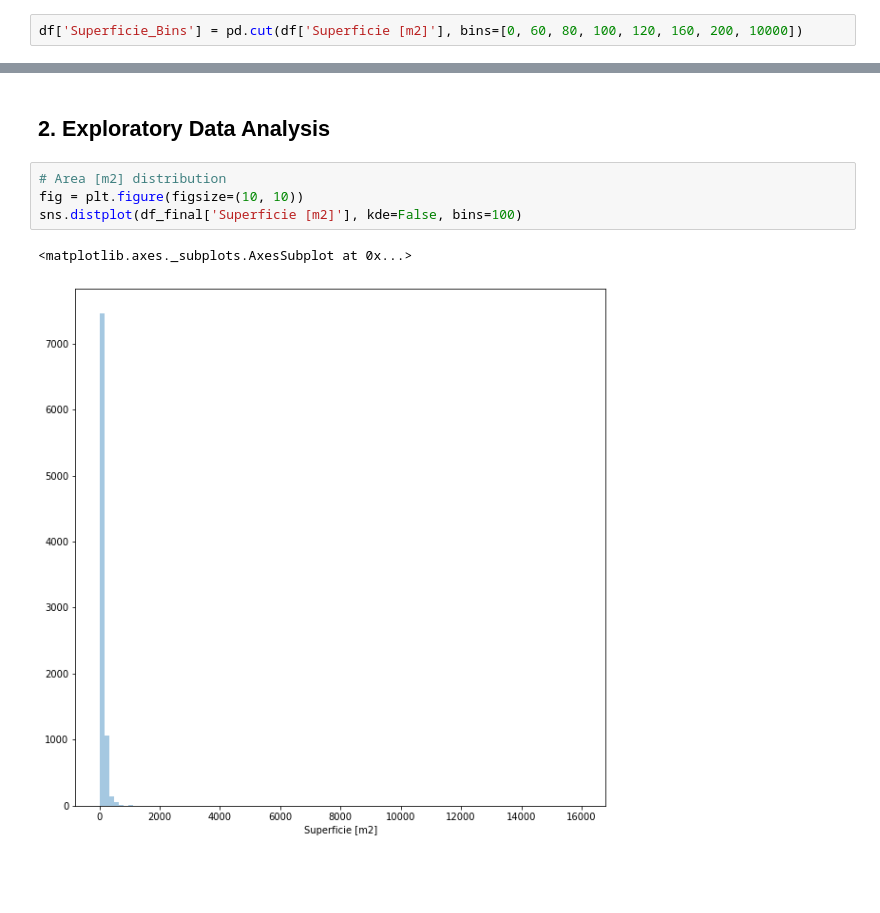
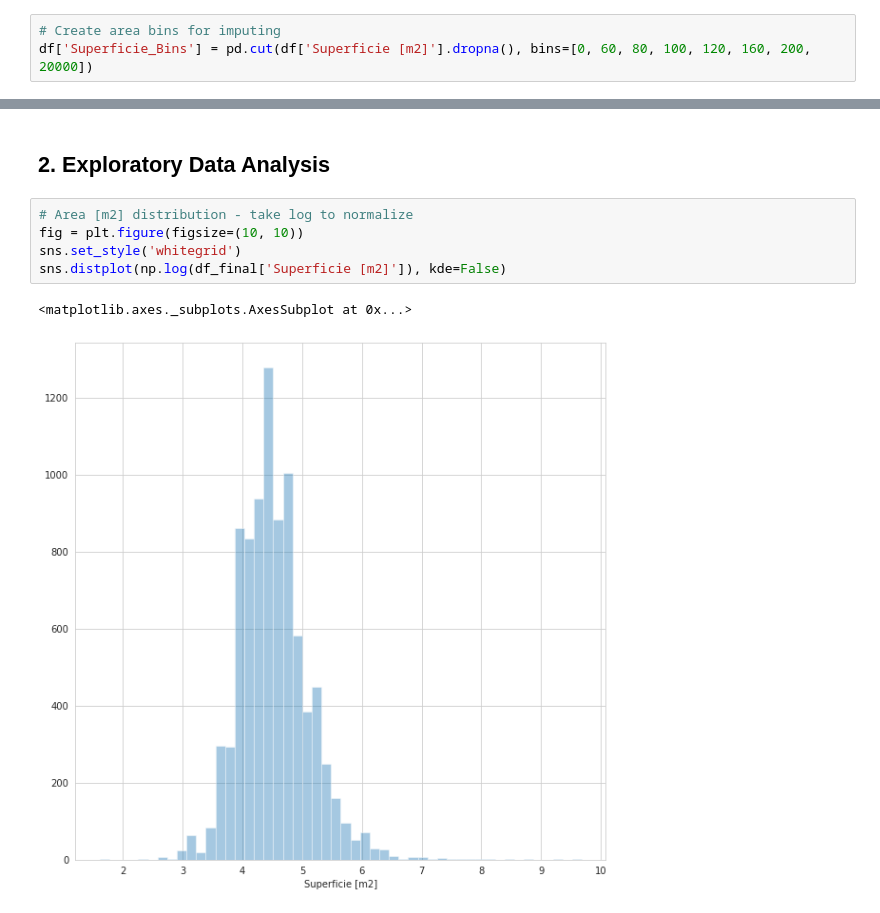
Before and after one commit to LazyEval/housing-prices-firenze, a Jupyter notebook: notebooks/1.0-LazyEval-data-cleaning.ipynb, the cells around one changed output, grey strips where cells are left out. Saved outputs shown, nothing was run; the diff lists cells and outputs as text; blank space fills up the shorter version.

```diff
--- a/notebooks/1.0-LazyEval-data-cleaning.ipynb
+++ b/notebooks/1.0-LazyEval-data-cleaning.ipynb
@@ -330,7 +348,8 @@ df.loc[df['Numero di bagni'] == 0, 'Superficie [m2]']
 9041    200.0
 Name: Superficie [m2], Length: 106, dtype: float64
 # %%
-df['Superficie_Bins'] = pd.cut(df['Superficie [m2]'], bins=[0, 60, 80, 100, 120, 160, 200, 10000])
+# Create area bins for imputing
+df['Superficie_Bins'] = pd.cut(df['Superficie [m2]'].dropna(), bins=[0, 60, 80, 100, 120, 160, 200, 20000])
 # %%
 df['Superficie_Bins'].unique()
 # %% [output]
@@ -526,9 +545,10 @@ memory usage: 1003.4+ KB
 # %% [markdown]
 ## 2. Exploratory Data Analysis
 # %%
-# Area [m2] distribution
+# Area [m2] distribution - take log to normalize
 fig = plt.figure(figsize=(10, 10))
-sns.distplot(df_final['Superficie [m2]'], kde=False, bins=100)
+sns.set_style('whitegrid')
+sns.distplot(np.log(df_final['Superficie [m2]']), kde=False)
 # %% [output]
 <matplotlib.axes._subplots.AxesSubplot at 0x...>
-[figure, old version]
+[figure, new version]
```
Also changed, not shown: parts of 14 cells of this notebook.
